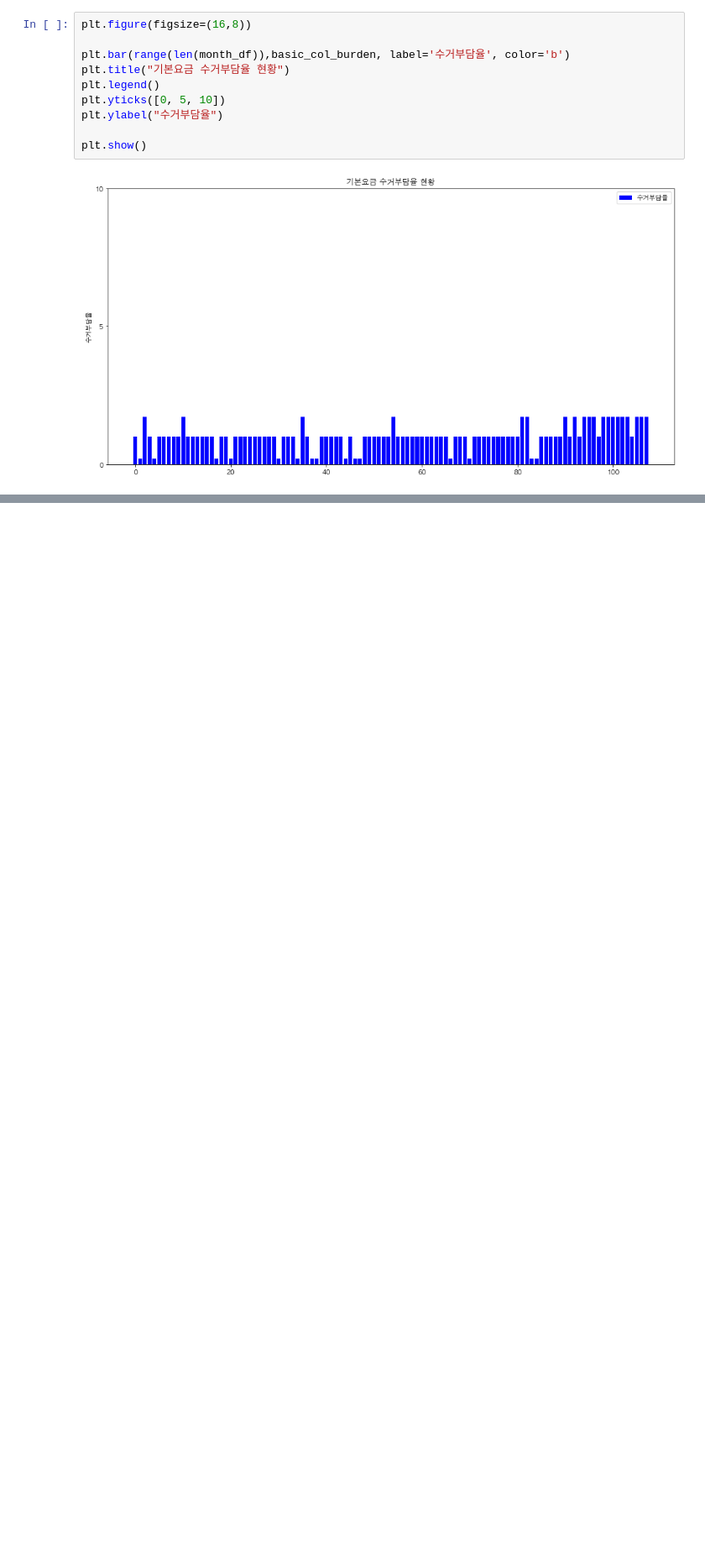
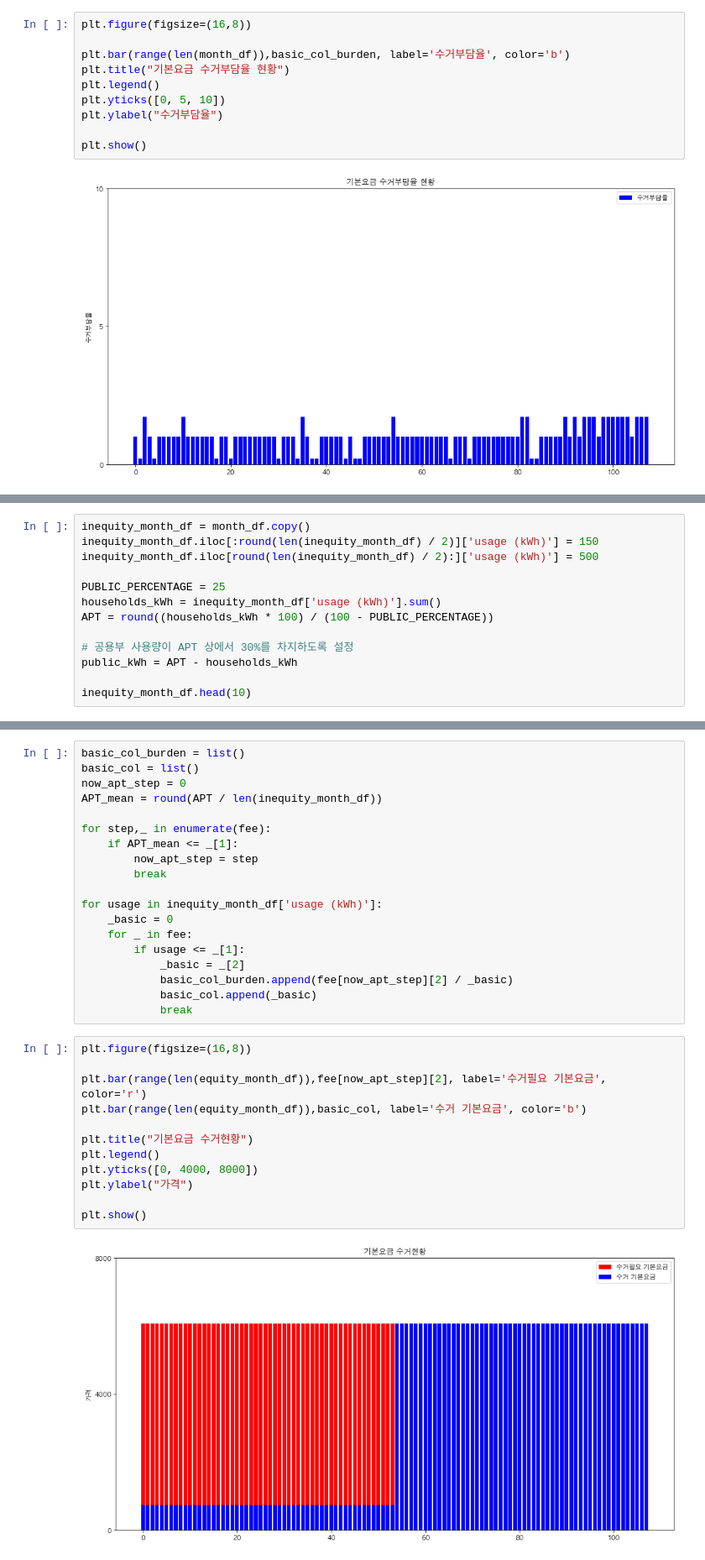
Before and after one commit to formegusto/what-is-public-fee, a Jupyter notebook: pt4.형평성의 문제.ipynb, the cells around one changed output, grey strips where cells are left out. Shown: that part at 84% size. Cells and saved outputs as stored; diff of their text form; blank space fills up the shorter version.

```diff
--- a/pt4.형평성의 문제.ipynb
+++ b/pt4.형평성의 문제.ipynb
@@ -131,0 +200,13 @@ plt.show()
+# %%
+inequity_month_df = month_df.copy()
+inequity_month_df.iloc[:round(len(inequity_month_df) / 2)]['usage (kWh)'] = 150
+inequity_month_df.iloc[round(len(inequity_month_df) / 2):]['usage (kWh)'] = 500
+
+PUBLIC_PERCENTAGE = 25
+households_kWh = inequity_month_df['usage (kWh)'].sum()
+APT = round((households_kWh * 100) / (100 - PUBLIC_PERCENTAGE))
+
+# 공용부 사용량이 APT 상에서 30%를 차지하도록 설정
+public_kWh = APT - households_kWh
+
+inequity_month_df.head(10)
@@ -131,0 +225,33 @@ plt.show()
+# %%
+basic_col_burden = list()
+basic_col = list()
+now_apt_step = 0
+APT_mean = round(APT / len(inequity_month_df))
+
+for step,_ in enumerate(fee):
+    if APT_mean <= _[1]:
+        now_apt_step = step
+        break
+
+for usage in inequity_month_df['usage (kWh)']:
+    _basic = 0
+    for _ in fee:
+        if usage <= _[1]:
+            _basic = _[2]
+            basic_col_burden.append(fee[now_apt_step][2] / _basic)
+            basic_col.append(_basic)
+            break
+# %%
+plt.figure(figsize=(16,8))
+
+plt.bar(range(len(equity_month_df)),fee[now_apt_step][2], label='수거필요 기본요금', color='r')
+plt.bar(range(len(equity_month_df)),basic_col, label='수거 기본요금', color='b')
+
+plt.title("기본요금 수거현황")
+plt.legend()
+plt.yticks([0, 4000, 8000])
+plt.ylabel("가격")
+
+plt.show()
+# %% [output]
+[figure, added]
```
Also changed, not shown: parts of 18 cells of this notebook.
